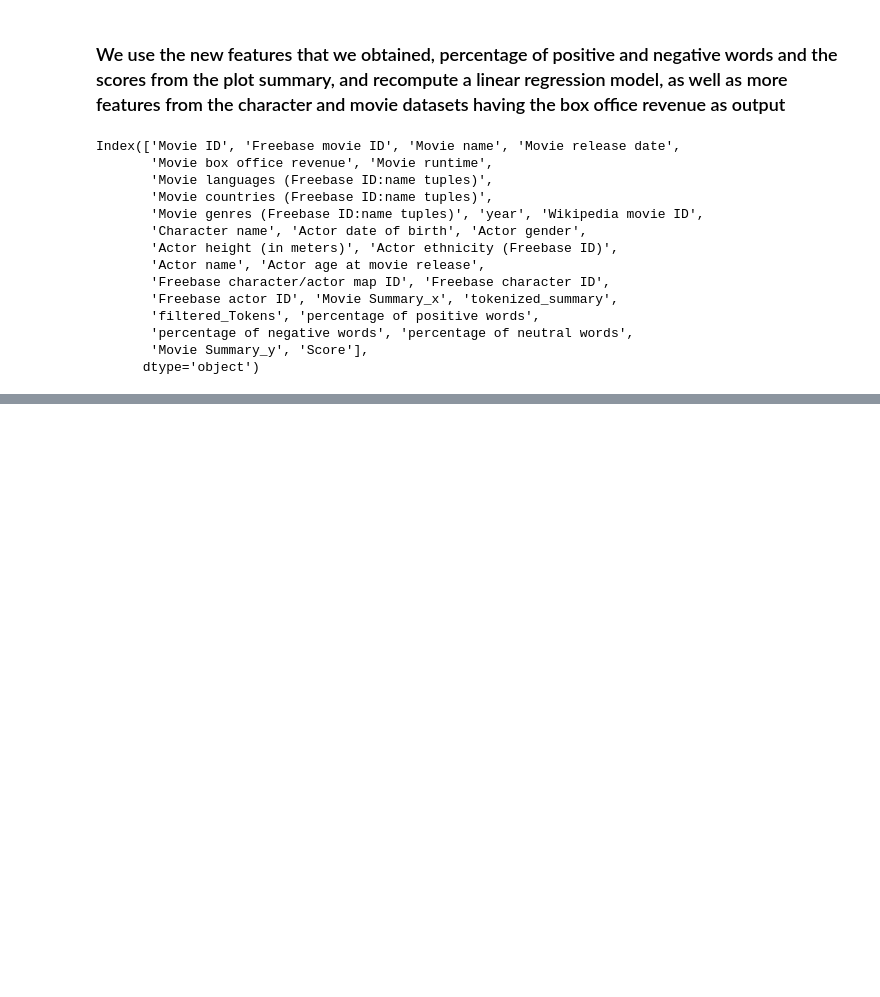
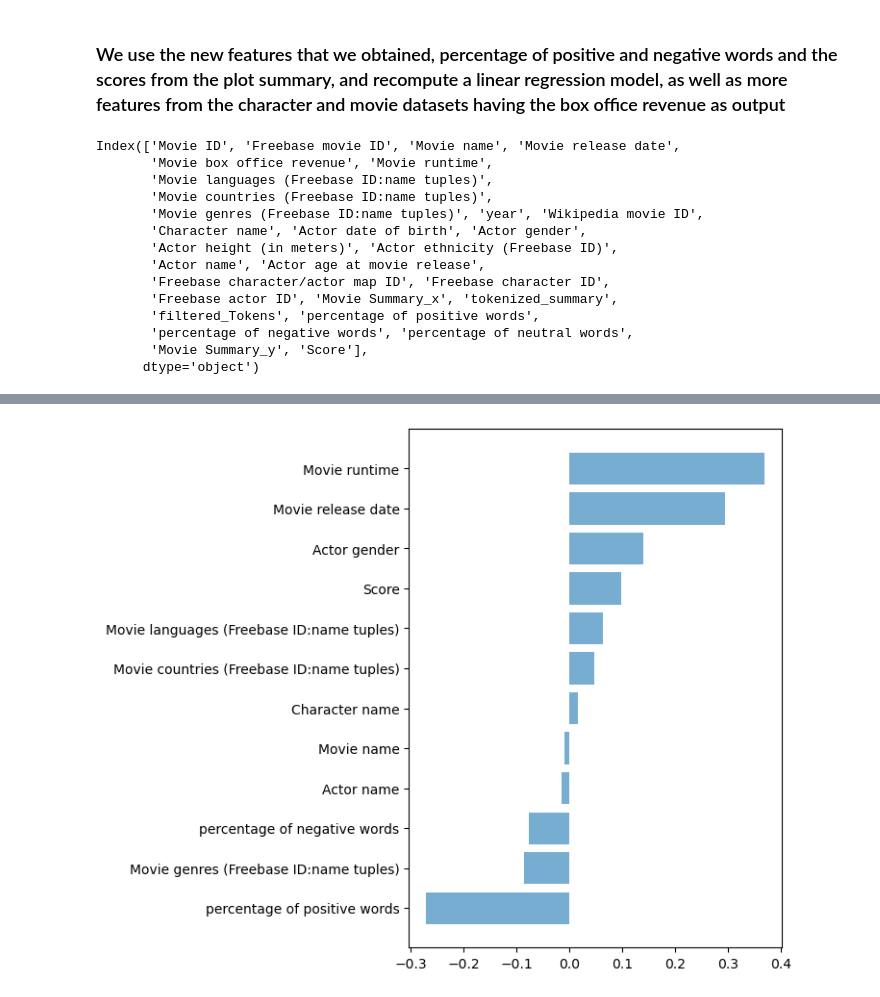
Before and after one commit to epfl-ada/ada-2023-project-adaflix, a Jupyter notebook: milestone_2.ipynb, the cells around one changed output, grey strips where cells are left out. Saved outputs shown, nothing was run; the diff lists cells and outputs as text; code cells hidden in the pictures; blank space fills up the shorter version.

```diff
--- a/milestone_2.ipynb
+++ b/milestone_2.ipynb
@@ -912,0 +841,4 @@ plot_residuals(features_to_plot, test_features_std, test_label, prediction)
+# %%
+plot_model_coef(train_features_std,coefficients)
+# %% [output]
+[figure, added]
```
Also changed, not shown: parts of 36 cells of this notebook, 5 other files.
